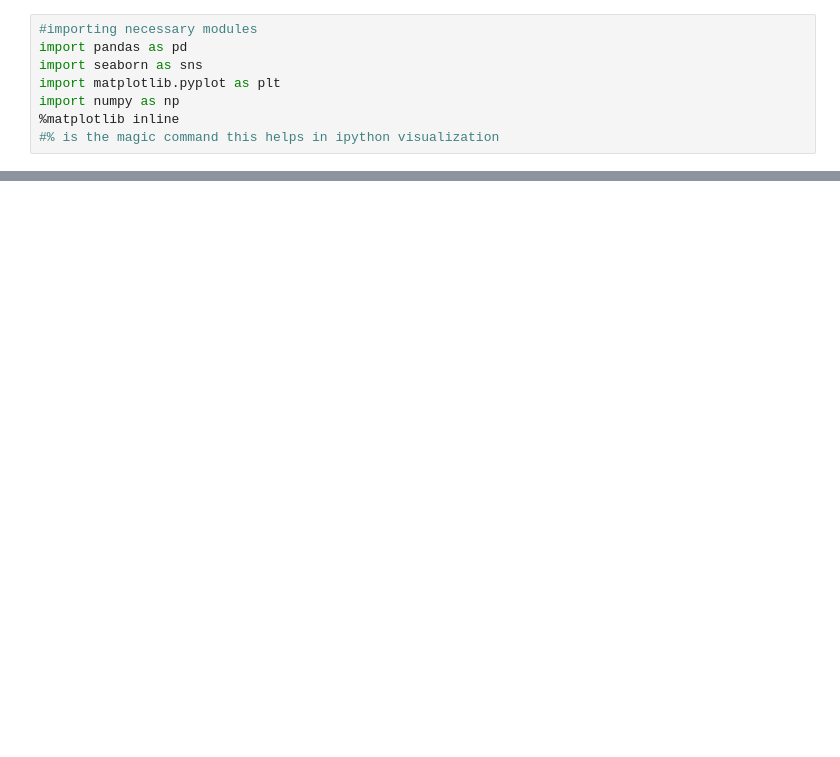
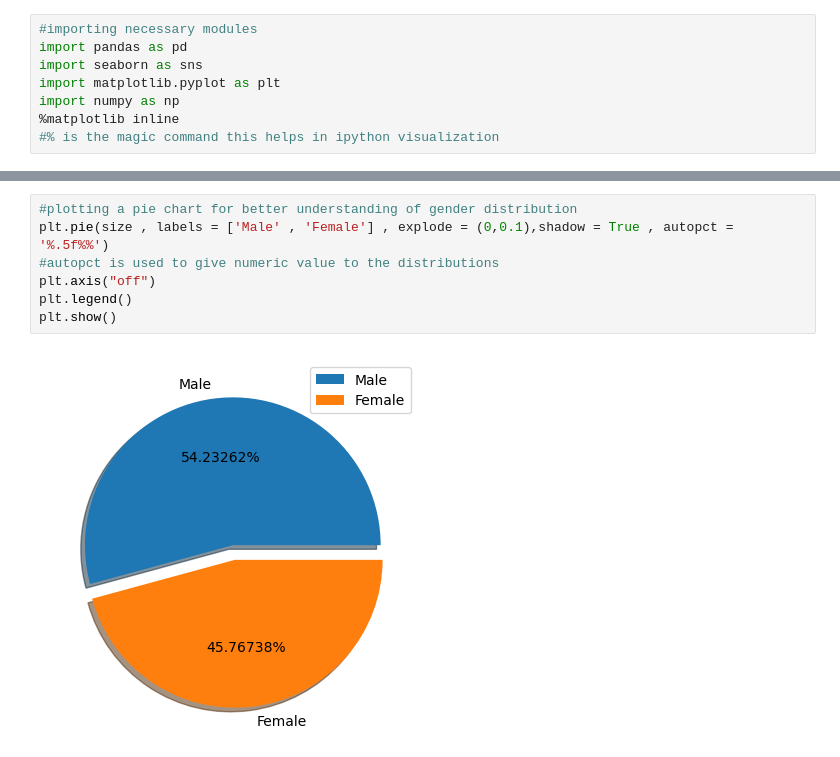
Before and after one commit to rohith4088/EV_SEGMENTATION, a Jupyter notebook: mcdolnads.ipynb, the cells around one changed output, grey strips where cells are left out. Drawn from its saved outputs; the diff is of its cells as text; blank space fills up the shorter version.

```diff
--- a/mcdolnads.ipynb
+++ b/mcdolnads.ipynb
@@ -28,0 +72,9 @@ Note: you may need to restart the kernel to use updated packages.
+# %%
+#plotting a pie chart for better understanding of gender distribution
+plt.pie(size , labels = ['Male' , 'Female'] , explode = (0,0.1),shadow = True , autopct =  '%.5f%%')
+#autopct is used to give numeric value to the distributions
+plt.axis("off")
+plt.legend()
+plt.show()
+# %% [output]
+[figure, added]
```
Also changed, not shown: parts of 5 cells of this notebook, 1 other file.
